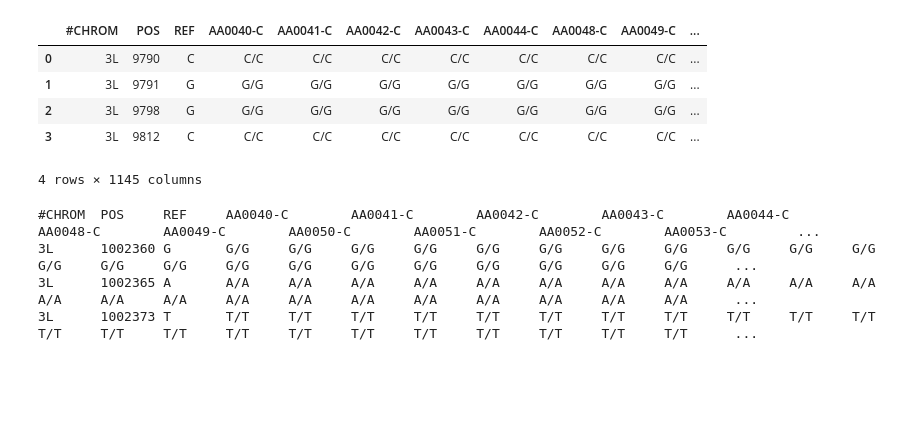
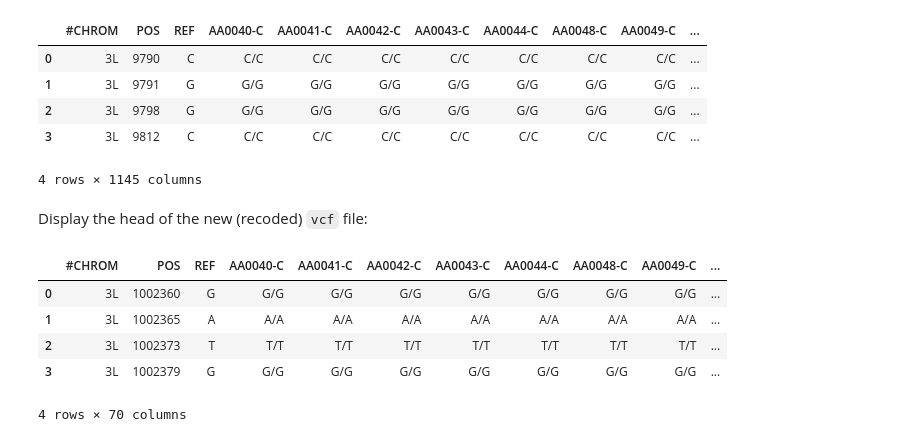
Before and after one commit to EvolutionQuant/PCA-MalariaGEN-WestAfrica, a Jupyter notebook: datasets/MalariaGEN/phase-2-ar1/samples/select_single_country_mosquitoes.ipynb, the cells around one changed output. Cells and saved outputs as stored; diff of their text form; code cells hidden in the pictures; blank space fills up the shorter version.

Commit message:
Display the head of the recoded vcf file
Signed-off-by: Karel Ha <mathemage@gmail.com>

```diff
--- a/datasets/MalariaGEN/phase-2-ar1/samples/select_single_country_mosquitoes.ipynb
+++ b/datasets/MalariaGEN/phase-2-ar1/samples/select_single_country_mosquitoes.ipynb
@@ -237,11 +237,17 @@ pd.read_csv("orig.tsv", sep='\t')
 # %%
 %%bash
 rm orig.tsv
+# %% [markdown]
+Display the head of the new (recoded) `vcf` file:
 # %%
-# TODO: display the head of the new (recoded) vcf file
-!cat ag1000g.phase2.ar1.pass.3L.Ghana.recode.vcf | vcf-to-tab | head -n 4
+%%bash
+cat ag1000g.phase2.ar1.pass.3L.Ghana.recode.vcf | vcf-to-tab | head -n 5 >recoded.tsv
-# %% [output]
-#CHROM  POS     REF     AA0040-C        AA0041-C        AA0042-C        AA0043-C        AA0044-C        AA0048-C        AA0049-C        AA0050-C        AA0051-C        AA0052-C        AA0053-C         ...
-3L      1002360 G       G/G     G/G     G/G     G/G     G/G     G/G     G/G     G/G     G/G     G/G     G/G     G/G     G/G     G/G     G/G     G/G     G/G     G/G     G/G     G/G     G/G     G/G      ...
-3L      1002365 A       A/A     A/A     A/A     A/A     A/A     A/A     A/A     A/A     A/A     A/A     A/A     A/A     A/A     A/A     A/A     A/A     A/A     A/A     A/A     A/A     A/A     A/A      ...
-3L      1002373 T       T/T     T/T     T/T     T/T     T/T     T/T     T/T     T/T     T/T     T/T     T/T     T/T     T/T     T/T     T/T     T/T     T/T     T/T     T/T     T/T     T/T     T/T      ...
+# %%
+pd.read_csv("recoded.tsv", sep='\t')
+# %% [output]
+|  | #CHROM | POS | REF | AA0040-C | AA0041-C | AA0042-C | AA0043-C | AA0044-C | AA0048-C | AA0049-C | ... |
+| 0 | 3L | 1002360 | G | G/G | G/G | G/G | G/G | G/G | G/G | G/G | ... |
+| 1 | 3L | 1002365 | A | A/A | A/A | A/A | A/A | A/A | A/A | A/A | ... |
+| 2 | 3L | 1002373 | T | T/T | T/T | T/T | T/T | T/T | T/T | T/T | ... |
+| 3 | 3L | 1002379 | G | G/G | G/G | G/G | G/G | G/G | G/G | G/G | ... |
+4 rows × 70 columns
```
Also changed, not shown: parts of 1 cell of this notebook.
